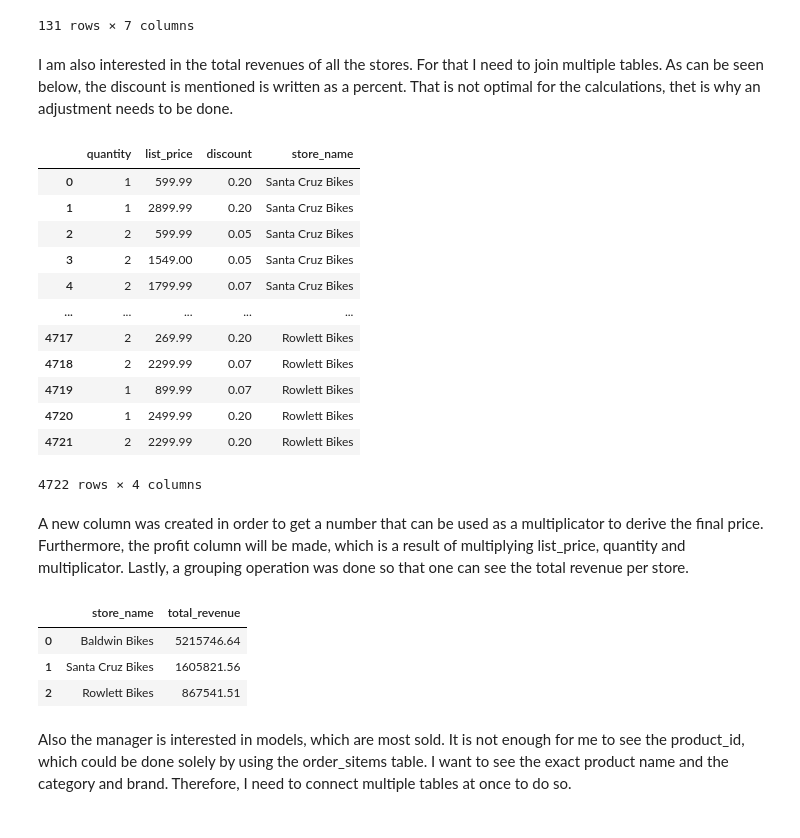
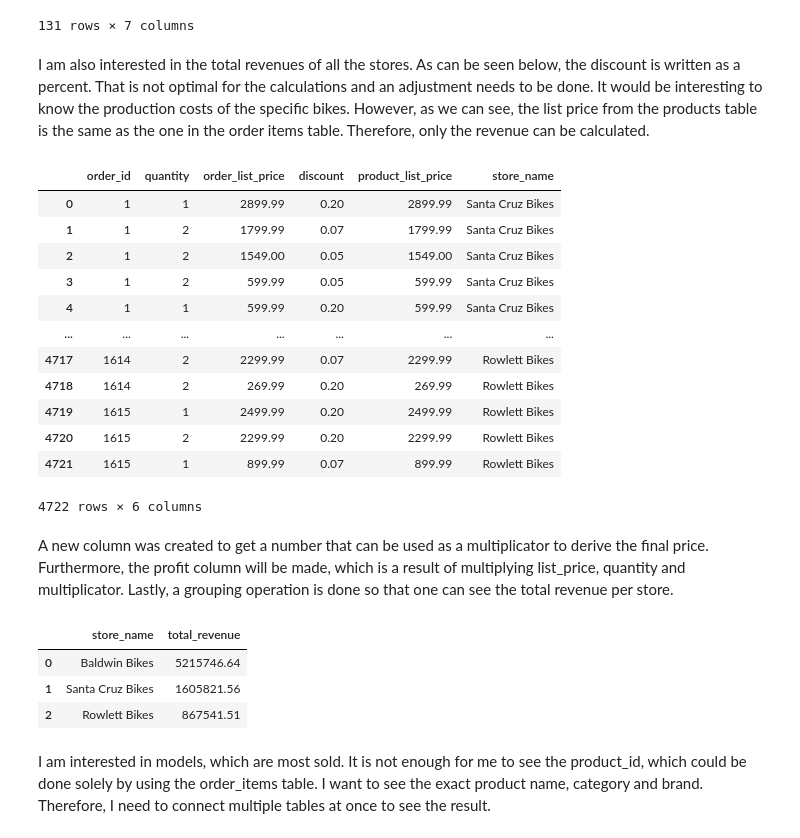
Before and after one commit to hoang-chinh/personal-portfolio, a Jupyter notebook: bikes_project/bikes_project.ipynb, the cells around one changed output. Drawn from its saved outputs; the diff is of its cells as text; code cells hidden in the pictures.

```diff
--- a/bikes_project/bikes_project.ipynb
+++ b/bikes_project/bikes_project.ipynb
@@ -778,35 +779,42 @@ df
 | 130 | Santa Cruz Bikes | 1468 | 3 | Tameka Fisher | tameka.fisher@aol.com | Mireya Copeland | mireya.copeland@bikes.shop |
 131 rows × 7 columns
 # %% [markdown]
-I am also interested in the total revenues of all the stores. For that I need to join multiple tables. As can be seen below, the discount is mentioned is written as a percent. That is not optimal for the calculations, thet is why an adjustment needs to be done.
+I am also interested in the total revenues of all the stores. As can be seen below, the discount is written as a percent. That is not optimal for the calculations and an adjustment needs to be done. It would be interesting to know the production costs of the specific bikes. However, as we can see, the list price from the products table is the same as the one in the order items table. Therefore, only the revenue can be calculated.
 # %%
 query= """
-SELECT i.quantity, i.list_price, i.discount, s.store_name
+SELECT
+    o.order_id,
+    i.quantity,
+    i.list_price AS order_list_price,
+    i.discount,
+    p.list_price AS product_list_price,
+    s.store_name
 FROM orders AS o
 INNER JOIN order_items AS i
-USING (order_id)
+    USING (order_id)
+LEFT JOIN products as p
+    USING (product_id)
 LEFT JOIN stores AS s
-USING (store_id)
-;
+    USING (store_id);
 """
 
 df = pd.read_sql_query(query, connection)
 df
 # %% [output]
-|  | quantity | list_price | discount | store_name |
-| 0 | 1 | 599.99 | 0.20 | Santa Cruz Bikes |
-| 1 | 1 | 2899.99 | 0.20 | Santa Cruz Bikes |
-| 2 | 2 | 599.99 | 0.05 | Santa Cruz Bikes |
-| 3 | 2 | 1549.00 | 0.05 | Santa Cruz Bikes |
-| 4 | 2 | 1799.99 | 0.07 | Santa Cruz Bikes |
-| ... | ... | ... | ... | ... |
-| 4717 | 2 | 269.99 | 0.20 | Rowlett Bikes |
-| 4718 | 2 | 2299.99 | 0.07 | Rowlett Bikes |
-| 4719 | 1 | 899.99 | 0.07 | Rowlett Bikes |
-| 4720 | 1 | 2499.99 | 0.20 | Rowlett Bikes |
-| 4721 | 2 | 2299.99 | 0.20 | Rowlett Bikes |
+|  | order_id | quantity | order_list_price | discount | product_list_price | store_name |
+| 0 | 1 | 1 | 2899.99 | 0.20 | 2899.99 | Santa Cruz Bikes |
+| 1 | 1 | 2 | 1799.99 | 0.07 | 1799.99 | Santa Cruz Bikes |
+| 2 | 1 | 2 | 1549.00 | 0.05 | 1549.00 | Santa Cruz Bikes |
+| 3 | 1 | 2 | 599.99 | 0.05 | 599.99 | Santa Cruz Bikes |
+| 4 | 1 | 1 | 599.99 | 0.20 | 599.99 | Santa Cruz Bikes |
+| ... | ... | ... | ... | ... | ... | ... |
+| 4717 | 1614 | 2 | 2299.99 | 0.07 | 2299.99 | Rowlett Bikes |
+| 4718 | 1614 | 2 | 269.99 | 0.20 | 269.99 | Rowlett Bikes |
+| 4719 | 1615 | 1 | 2499.99 | 0.20 | 2499.99 | Rowlett Bikes |
+| 4720 | 1615 | 2 | 2299.99 | 0.20 | 2299.99 | Rowlett Bikes |
+| 4721 | 1615 | 1 | 899.99 | 0.07 | 899.99 | Rowlett Bikes |
-4722 rows × 4 columns
+4722 rows × 6 columns
 # %% [markdown]
-A new column was created in order to get a number that can be used as a multiplicator to derive the final price. Furthermore, the profit column will be made, which is a result of multiplying list_price, quantity and multiplicator. Lastly, a grouping operation was done so that one can see the total revenue per store.
+A new column was created to get a number that can be used as a multiplicator to derive the final price. Furthermore, the profit column will be made, which is a result of multiplying list_price, quantity and multiplicator. Lastly, a grouping operation is done so that one can see the total revenue per store.
 # %%
 query= """
@@ -828,6 +838,6 @@ df
 | 1 | Santa Cruz Bikes | 1605821.56 |
 | 2 | Rowlett Bikes | 867541.51 |
 # %% [markdown]
-Also the manager is interested in models, which are most sold. It is not enough for me to see the product_id, which could be done solely by using the order_sitems table. I want to see the exact product name and the category and brand. Therefore, I need to connect multiple tables at once to do so.
+I am interested in models, which are most sold. It is not enough for me to see the product_id, which could be done solely by using the order_items table. I want to see the exact product name, category and brand. Therefore, I need to connect multiple tables at once to see the result.
 # %%
 query= """
```
Also changed, not shown: parts of 55 cells of this notebook.
